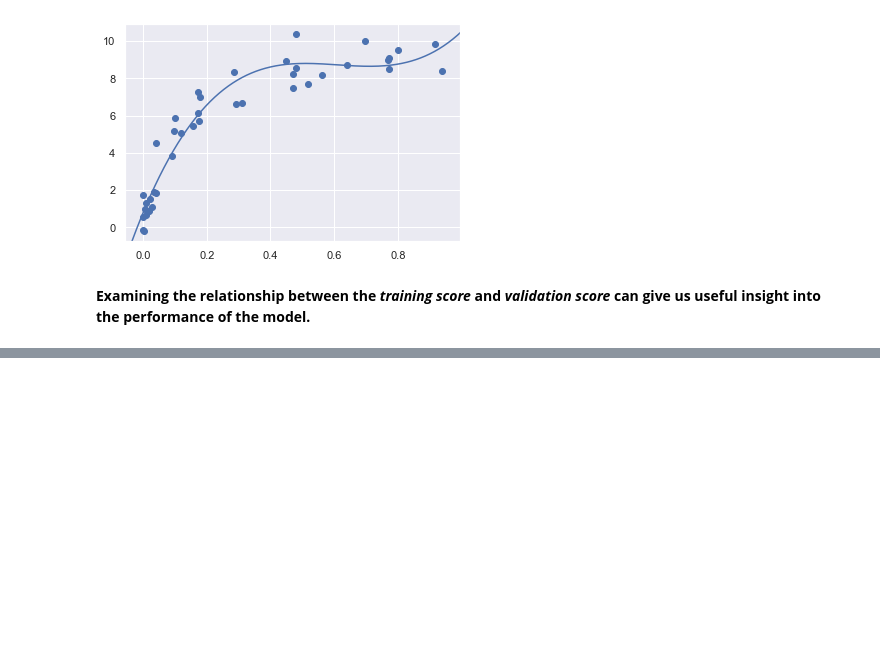
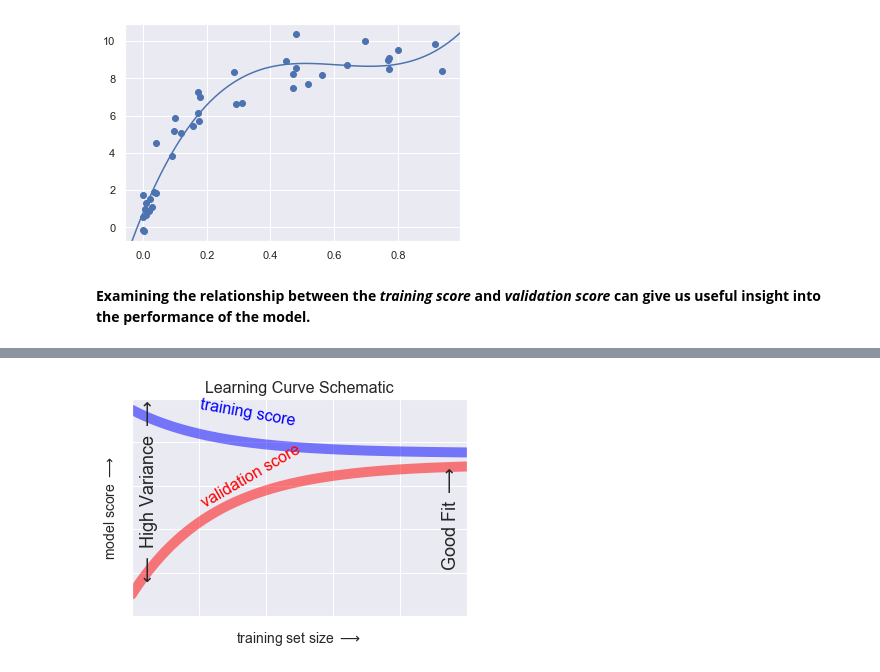
Before and after one commit to Alumasa/data_sci-and-machine_learning, a Jupyter notebook: Hyperparameters and Model Validation.ipynb, the cells around one changed output, grey strips where cells are left out. Cells and saved outputs as stored; diff of their text form; code cells hidden in the pictures; blank space fills up the shorter version.

```diff
--- a/Hyperparameters and Model Validation.ipynb
+++ b/Hyperparameters and Model Validation.ipynb
@@ -181,0 +218,29 @@ plt.axis(lim);
+# %%
+N = np.linspace(0, 1, 1000)
+y1 = 0.75 + 0.2 * np.exp(-4 * N)
+y2 = 0.7 - 0.6 * np.exp(-4 * N)
+
+fig, ax = plt.subplots()
+ax.plot(x, y1, lw=10, alpha=0.5, color='blue')
+ax.plot(x, y2, lw=10, alpha=0.5, color='red')
+
+ax.text(0.2, 0.88, "training score", rotation=-10, size=16, color='blue')
+ax.text(0.2, 0.5, "validation score", rotation=30, size=16, color='red')
+
+ax.text(0.98, 0.45, r'Good Fit $\longrightarrow$', size=18, rotation=90, ha='right', va='center')
+ax.text(0.02, 0.57, r'$\longleftarrow$ High Variance $\longrightarrow$', size=18, rotation=90, va='center')
+
+ax.set_xlim(0, 1)
+ax.set_ylim(0, 1)
+
+ax.set_xlabel(r'training set size $\longrightarrow$', size=14)
+ax.set_ylabel(r'model score $\longrightarrow$', size=14)
+
+ax.xaxis.set_major_formatter(plt.NullFormatter())
+ax.yaxis.set_major_formatter(plt.NullFormatter())
+
+ax.set_title("Learning Curve Schematic", size=16)
+
+fig.savefig('learning-curve.png')
+# %% [output]
+[figure, added]
```
Also changed, not shown: parts of 9 cells of this notebook.
